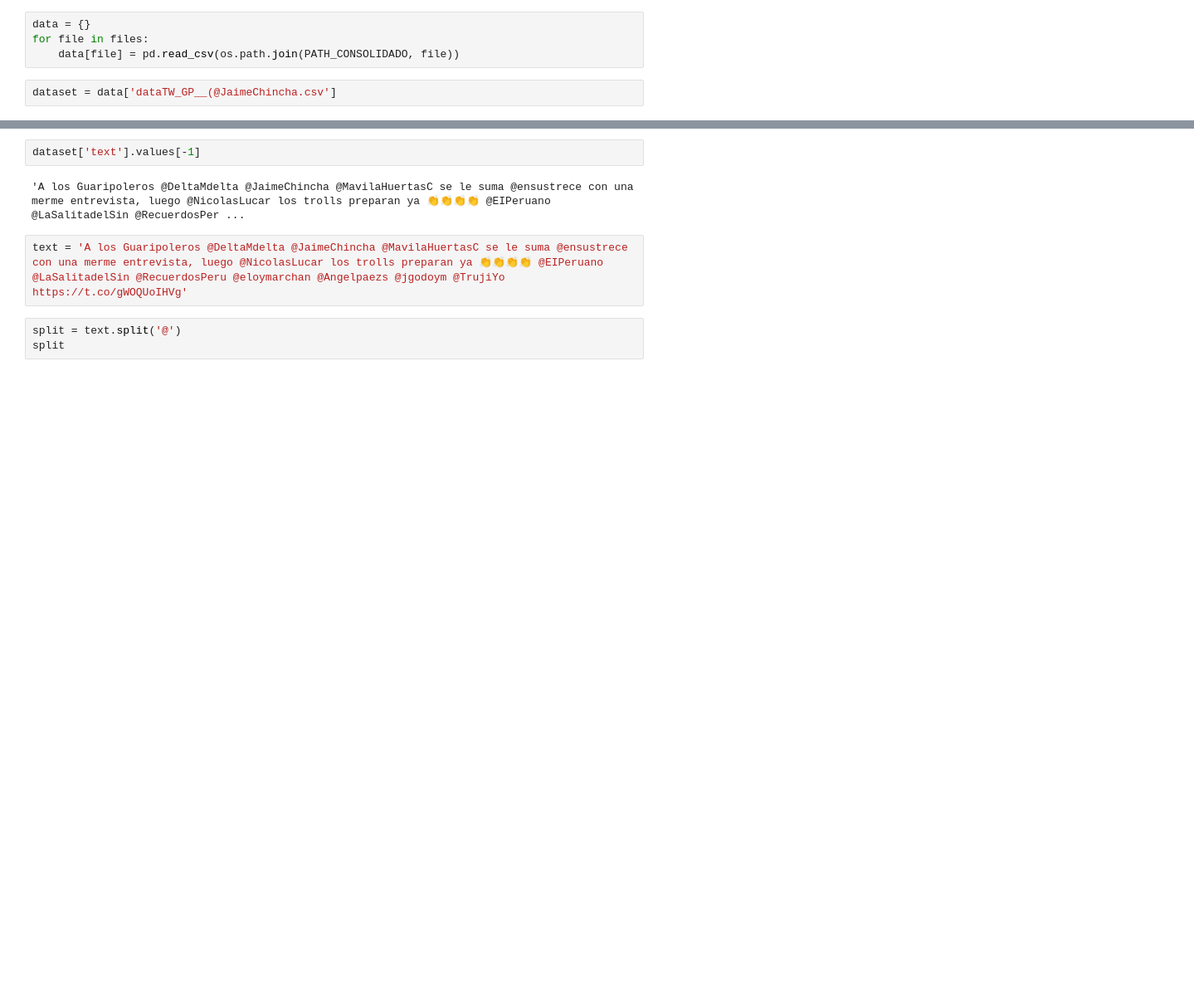
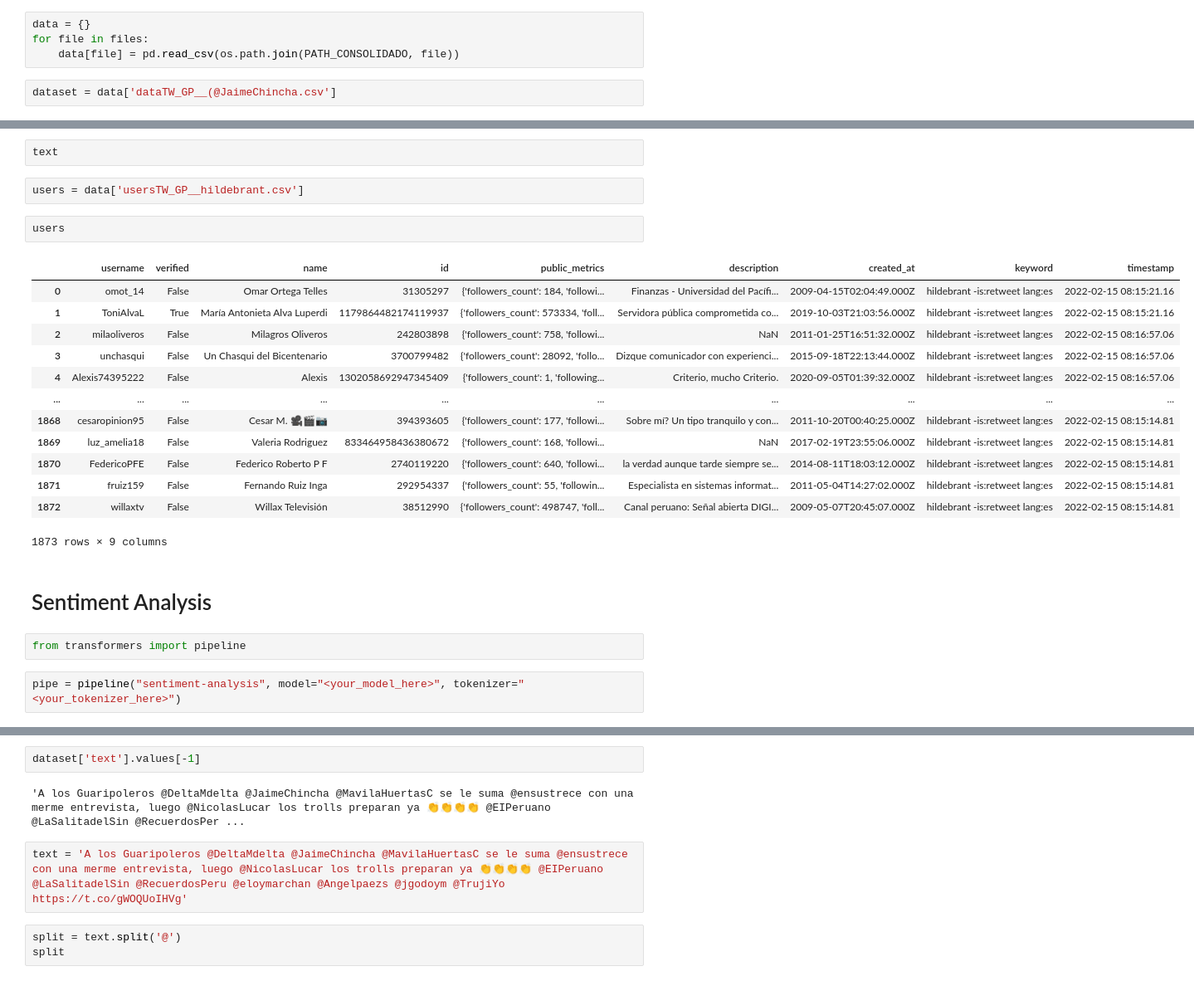
Before and after one commit to GabrielPila/twitter-extractor, a Jupyter notebook: notebooks/EDA_NLP.ipynb, the cells around one changed output, grey strips where cells are left out. Shown: that part at 83% size. Cells and saved outputs as stored; diff of their text form; blank space fills up the shorter version.

```diff
--- a/notebooks/EDA_NLP.ipynb
+++ b/notebooks/EDA_NLP.ipynb
@@ -177,0 +225,26 @@ Name: num_mentions, Length: 822, dtype: int64
+# %%
+text
+# %%
+users = data['usersTW_GP__hildebrant.csv']
+# %%
+users
+# %% [output]
+|  | username | verified | name | id | public_metrics | description | created_at | keyword | timestamp |
+| 0 | omot_14 | False | Omar Ortega Telles | 31305297 | {'followers_count': 184, 'followi... | Finanzas - Universidad del Pacífi... | 2009-04-15T02:04:49.000Z | hildebrant -is:retweet lang:es | 2022-02-15 08:15:21.16 |
+| 1 | ToniAlvaL | True | María Antonieta Alva Luperdi | 1179864482174119937 | {'followers_count': 573334, 'foll... | Servidora pública comprometida co... | 2019-10-03T21:03:56.000Z | hildebrant -is:retweet lang:es | 2022-02-15 08:15:21.16 |
+| 2 | milaoliveros | False | Milagros Oliveros | 242803898 | {'followers_count': 758, 'followi... | NaN | 2011-01-25T16:51:32.000Z | hildebrant -is:retweet lang:es | 2022-02-15 08:16:57.06 |
+| 3 | unchasqui | False | Un Chasqui del Bicentenario | 3700799482 | {'followers_count': 28092, 'follo... | Dizque comunicador con experienci... | 2015-09-18T22:13:44.000Z | hildebrant -is:retweet lang:es | 2022-02-15 08:16:57.06 |
+| 4 | Alexis74395222 | False | Alexis | 1302058692947345409 | {'followers_count': 1, 'following... | Criterio, mucho Criterio. | 2020-09-05T01:39:32.000Z | hildebrant -is:retweet lang:es | 2022-02-15 08:16:57.06 |
+| ... | ... | ... | ... | ... | ... | ... | ... | ... | ... |
+| 1868 | cesaropinion95 | False | Cesar M. 🎥🎬📷 | 394393605 | {'followers_count': 177, 'followi... | Sobre mí? Un tipo tranquilo y con... | 2011-10-20T00:40:25.000Z | hildebrant -is:retweet lang:es | 2022-02-15 08:15:14.81 |
+| 1869 | luz_amelia18 | False | Valeria Rodriguez | 833464958436380672 | {'followers_count': 168, 'followi... | NaN | 2017-02-19T23:55:06.000Z | hildebrant -is:retweet lang:es | 2022-02-15 08:15:14.81 |
+| 1870 | FedericoPFE | False | Federico Roberto P F | 2740119220 | {'followers_count': 640, 'followi... | la verdad aunque tarde siempre se... | 2014-08-11T18:03:12.000Z | hildebrant -is:retweet lang:es | 2022-02-15 08:15:14.81 |
+| 1871 | fruiz159 | False | Fernando Ruiz Inga | 292954337 | {'followers_count': 55, 'followin... | Especialista en sistemas informat... | 2011-05-04T14:27:02.000Z | hildebrant -is:retweet lang:es | 2022-02-15 08:15:14.81 |
+| 1872 | willaxtv | False | Willax Televisión | 38512990 | {'followers_count': 498747, 'foll... | Canal peruano: Señal abierta DIGI... | 2009-05-07T20:45:07.000Z | hildebrant -is:retweet lang:es | 2022-02-15 08:15:14.81 |
+1873 rows × 9 columns
+# %% [markdown]
+# Sentiment Analysis
+# %%
+from transformers import pipeline
+# %%
+pipe = pipeline("sentiment-analysis", model="<your_model_here>", tokenizer="<your_tokenizer_here>")
```
Also changed, not shown: parts of 49 cells of this notebook, 2 other files.
